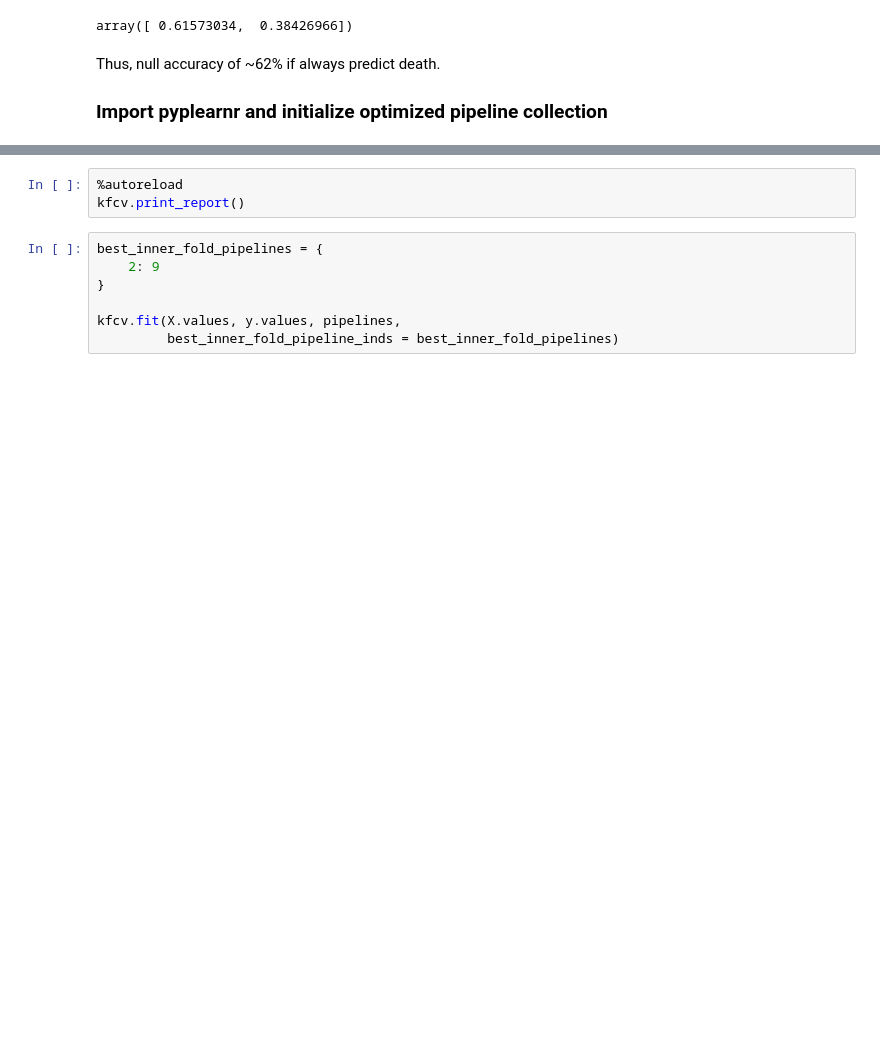
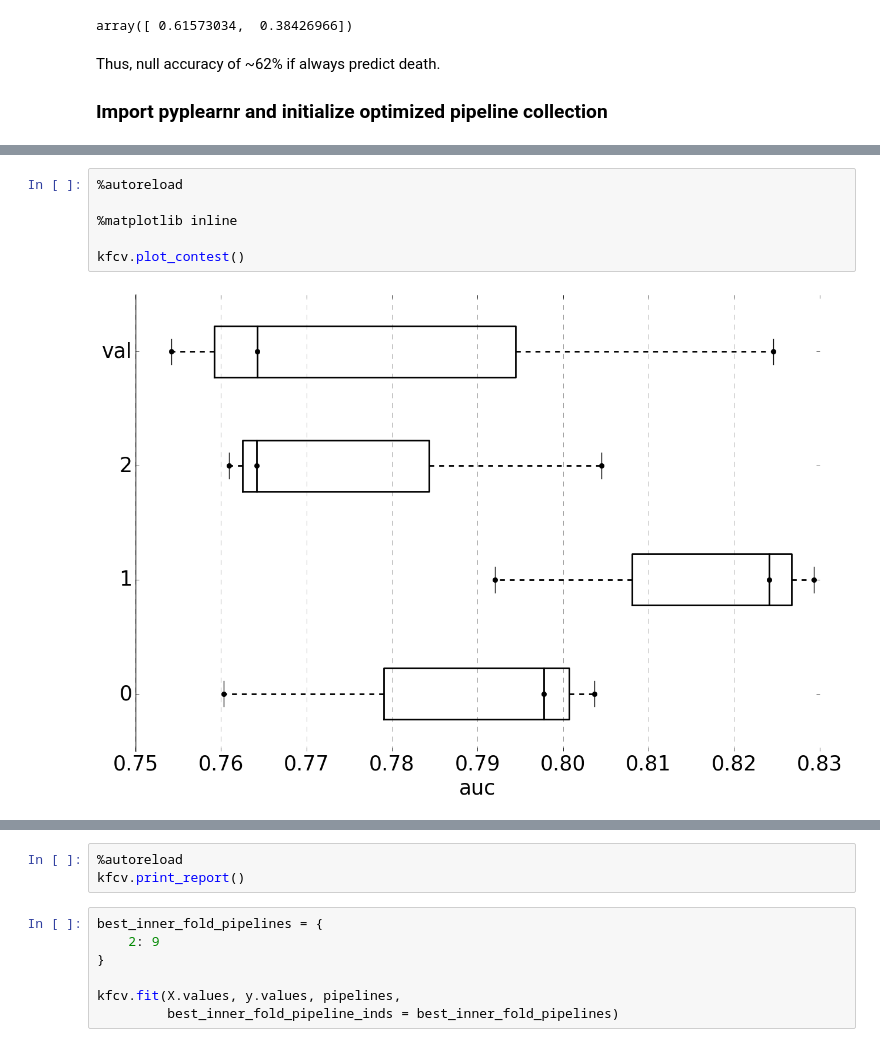
Before and after one commit to JaggedParadigm/pyplearnr, a Jupyter notebook: pyplearnr_test_code.ipynb, the cells around one changed output, grey strips where cells are left out. Cells and saved outputs as stored; diff of their text form; blank space fills up the shorter version.

Commit message:
Made a prototype box-plot method.

```diff
--- a/pyplearnr_test_code.ipynb
+++ b/pyplearnr_test_code.ipynb
@@ -185,4 +182,12 @@ CPU times: user 14.5 s, sys: 541 ms, total: 15.1 s
 Wall time: 16.9 s
+# %%
+%autoreload
+
+%matplotlib inline
+
+kfcv.plot_contest()
+# %% [output]
+[figure, added]
 # %%
 %autoreload
 kfcv.print_report()
```
Also changed, not shown: parts of 9 cells of this notebook, 1 other file.
